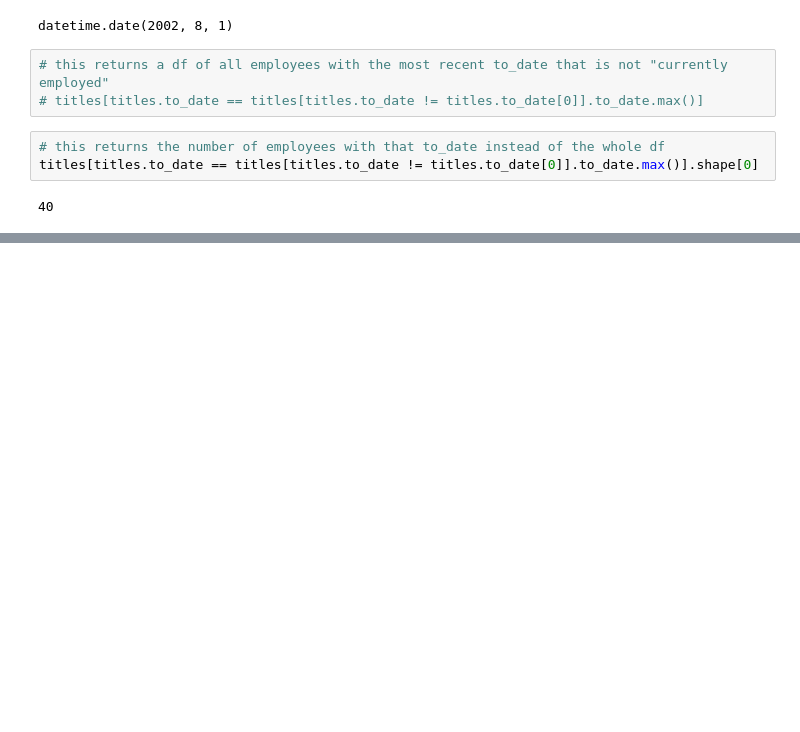
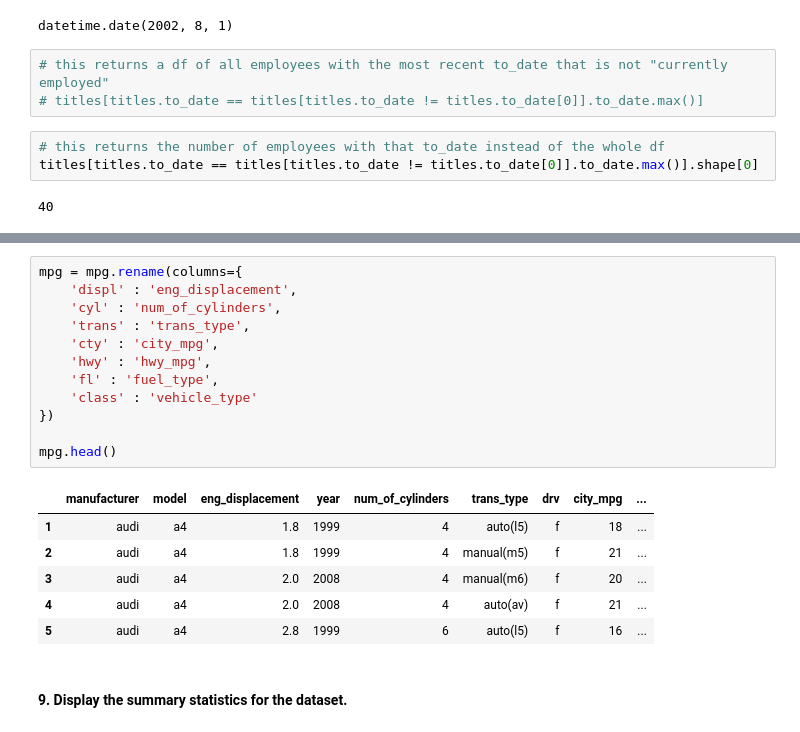
Before and after one commit to adam-talbot/numpy-pandas-visualization-exercises, a Jupyter notebook: advanced_dataframes.ipynb, the cells around one changed output, grey strips where cells are left out. Drawn from its saved outputs; the diff is of its cells as text; blank space fills up the shorter version.

```diff
--- a/advanced_dataframes.ipynb
+++ b/advanced_dataframes.ipynb
@@ -257,0 +379,21 @@ titles[titles.to_date == titles[titles.to_date != titles.to_date[0]].to_date.max
+# %%
+mpg = mpg.rename(columns={
+    'displ' : 'eng_displacement',
+    'cyl' : 'num_of_cylinders',
+    'trans' : 'trans_type',
+    'cty' : 'city_mpg',
+    'hwy' : 'hwy_mpg',
+    'fl' : 'fuel_type',
+    'class' : 'vehicle_type'
+})
+
+mpg.head()
+# %% [output]
+|  | manufacturer | model | eng_displacement | year | num_of_cylinders | trans_type | drv | city_mpg | ... |
+| 1 | audi | a4 | 1.8 | 1999 | 4 | auto(l5) | f | 18 | ... |
+| 2 | audi | a4 | 1.8 | 1999 | 4 | manual(m5) | f | 21 | ... |
+| 3 | audi | a4 | 2.0 | 2008 | 4 | manual(m6) | f | 20 | ... |
+| 4 | audi | a4 | 2.0 | 2008 | 4 | auto(av) | f | 21 | ... |
+| 5 | audi | a4 | 2.8 | 1999 | 6 | auto(l5) | f | 16 | ... |
+# %% [markdown]
+#### 9. Display the summary statistics for the dataset.
```
Also changed, not shown: parts of 45 cells of this notebook.
